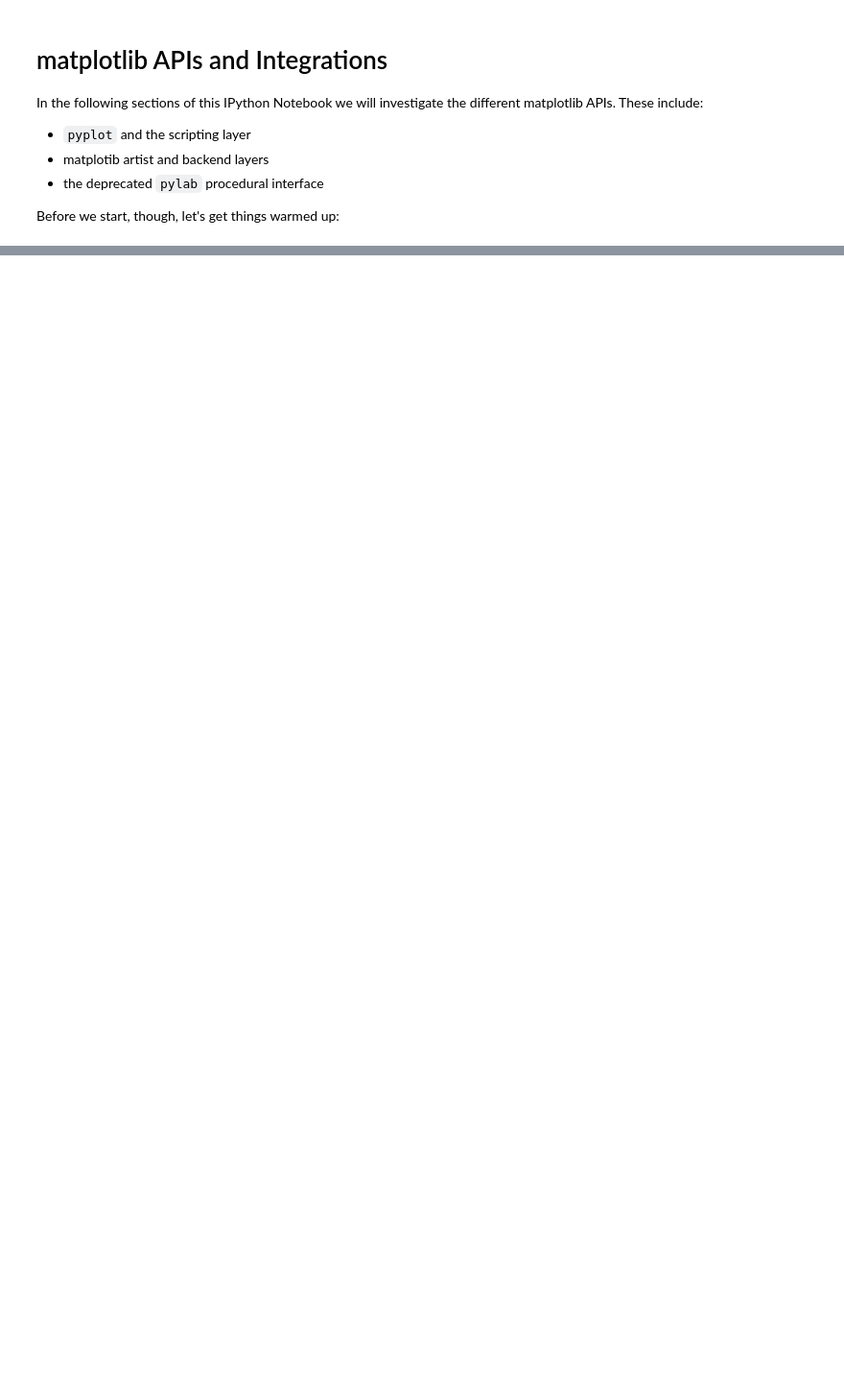
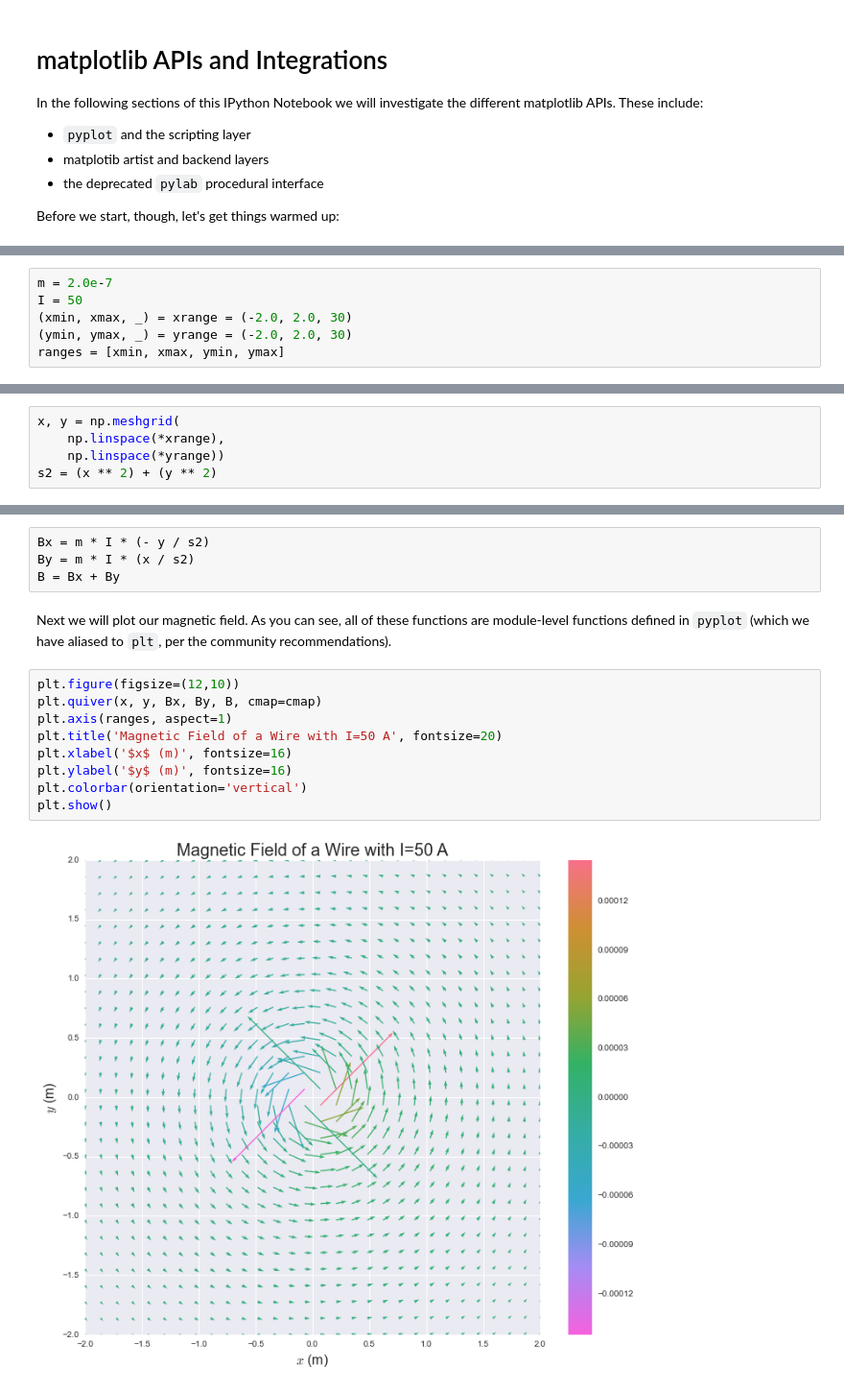
Before and after one commit to thorgisl/em-sample-notebook, a Jupyter notebook: notebooks/mmpl-apis.ipynb, the cells around one changed output, grey strips where cells are left out. Shown at 96% size. Cells and saved outputs as stored; diff of their text form; blank space fills up the shorter version.

```diff
--- a/notebooks/mmpl-apis.ipynb
+++ b/notebooks/mmpl-apis.ipynb
@@ -34,0 +217,6 @@ As such, let take for our example the following problem:
+# %%
+m = 2.0e-7
+I = 50
+(xmin, xmax, _) = xrange = (-2.0, 2.0, 30)
+(ymin, ymax, _) = yrange = (-2.0, 2.0, 30)
+ranges = [xmin, xmax, ymin, ymax]
@@ -34,0 +225,5 @@ As such, let take for our example the following problem:
+# %%
+x, y = np.meshgrid(
+    np.linspace(*xrange),
+    np.linspace(*yrange))
+s2 = (x ** 2) + (y ** 2)
@@ -34,0 +253,17 @@ As such, let take for our example the following problem:
+# %%
+Bx = m * I * (- y / s2)
+By = m * I * (x / s2)
+B = Bx + By
+# %% [markdown]
+Next we will plot our magnetic field. As you can see, all of these functions are module-level functions defined in ``pyplot`` (which we have aliased to ``plt``, per the community recommendations).
+# %%
+plt.figure(figsize=(12,10))
+plt.quiver(x, y, Bx, By, B, cmap=cmap)
+plt.axis(ranges, aspect=1)
+plt.title('Magnetic Field of a Wire with I=50 A', fontsize=20)
+plt.xlabel('$x$ (m)', fontsize=16)
+plt.ylabel('$y$ (m)', fontsize=16)
+plt.colorbar(orientation='vertical')
+plt.show()
+# %% [output]
+[figure, added]
```
Also changed, not shown: parts of 64 cells of this notebook.
